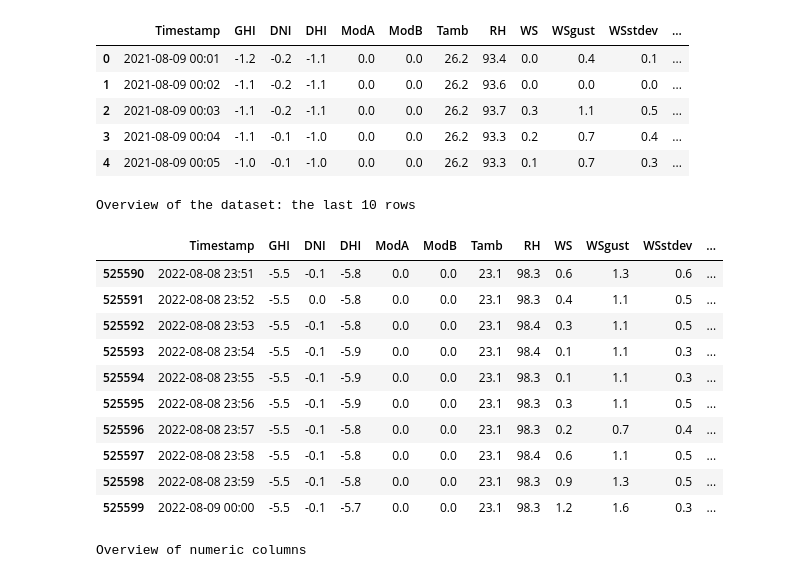
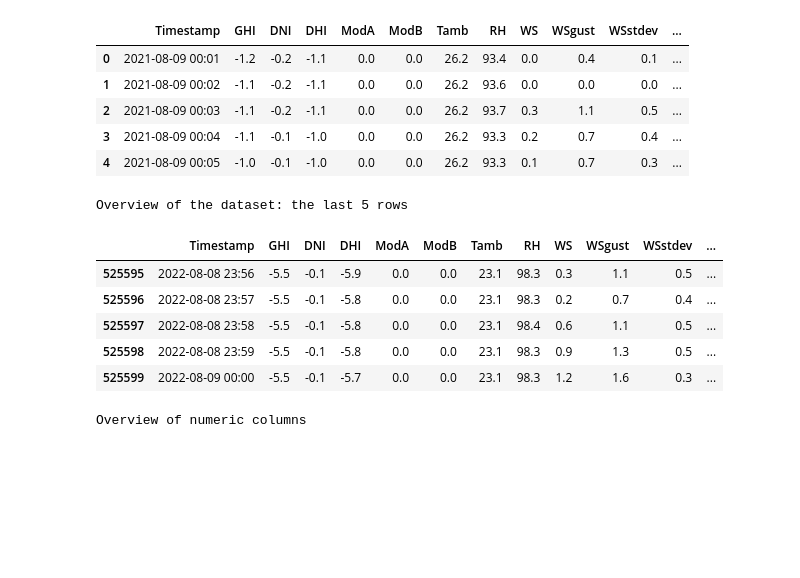
Before and after one commit to ayaf111/solar-challenge-week-0, a Jupyter notebook: notebooks/benin.ipynb, the cells around one changed output. Cells and saved outputs as stored; diff of their text form; code cells hidden in the pictures; blank space fills up the shorter version.

```diff
--- a/notebooks/benin.ipynb
+++ b/notebooks/benin.ipynb
@@ -24,16 +19,11 @@ Overview of the dataset: the first rows
 | 3 | 2021-08-09 00:04 | -1.1 | -0.1 | -1.0 | 0.0 | 0.0 | 26.2 | 93.3 | 0.2 | 0.7 | 0.4 | ... |
 | 4 | 2021-08-09 00:05 | -1.0 | -0.1 | -1.0 | 0.0 | 0.0 | 26.2 | 93.3 | 0.1 | 0.7 | 0.3 | ... |
 # %%
-print("Overview of the dataset: the last 10 rows")
-df.tail(10)
+print("Overview of the dataset: the last 5 rows")
+df.tail()
 # %% [output]
-Overview of the dataset: the last 10 rows
+Overview of the dataset: the last 5 rows
 |  | Timestamp | GHI | DNI | DHI | ModA | ModB | Tamb | RH | WS | WSgust | WSstdev | ... |
-| 525590 | 2022-08-08 23:51 | -5.5 | -0.1 | -5.8 | 0.0 | 0.0 | 23.1 | 98.3 | 0.6 | 1.3 | 0.6 | ... |
-| 525591 | 2022-08-08 23:52 | -5.5 | 0.0 | -5.8 | 0.0 | 0.0 | 23.1 | 98.3 | 0.4 | 1.1 | 0.5 | ... |
-| 525592 | 2022-08-08 23:53 | -5.5 | -0.1 | -5.8 | 0.0 | 0.0 | 23.1 | 98.4 | 0.3 | 1.1 | 0.5 | ... |
-| 525593 | 2022-08-08 23:54 | -5.5 | -0.1 | -5.9 | 0.0 | 0.0 | 23.1 | 98.4 | 0.1 | 1.1 | 0.3 | ... |
-| 525594 | 2022-08-08 23:55 | -5.5 | -0.1 | -5.9 | 0.0 | 0.0 | 23.1 | 98.3 | 0.1 | 1.1 | 0.3 | ... |
 | 525595 | 2022-08-08 23:56 | -5.5 | -0.1 | -5.9 | 0.0 | 0.0 | 23.1 | 98.3 | 0.3 | 1.1 | 0.5 | ... |
 | 525596 | 2022-08-08 23:57 | -5.5 | -0.1 | -5.8 | 0.0 | 0.0 | 23.1 | 98.3 | 0.2 | 0.7 | 0.4 | ... |
 | 525597 | 2022-08-08 23:58 | -5.5 | -0.1 | -5.8 | 0.0 | 0.0 | 23.1 | 98.4 | 0.6 | 1.1 | 0.5 | ... |
```
Also changed, not shown: parts of 38 cells of this notebook, 1 other file.
